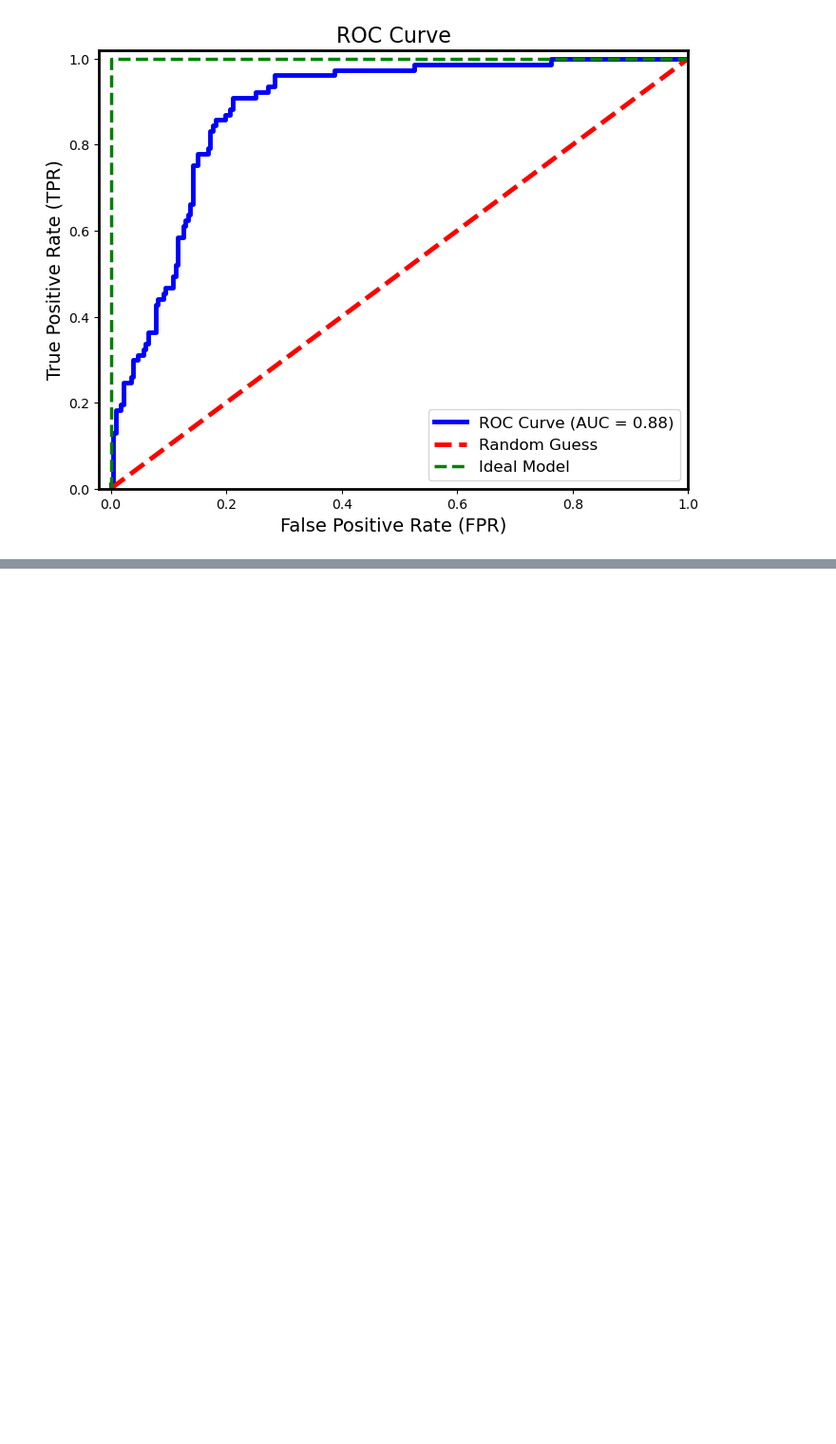
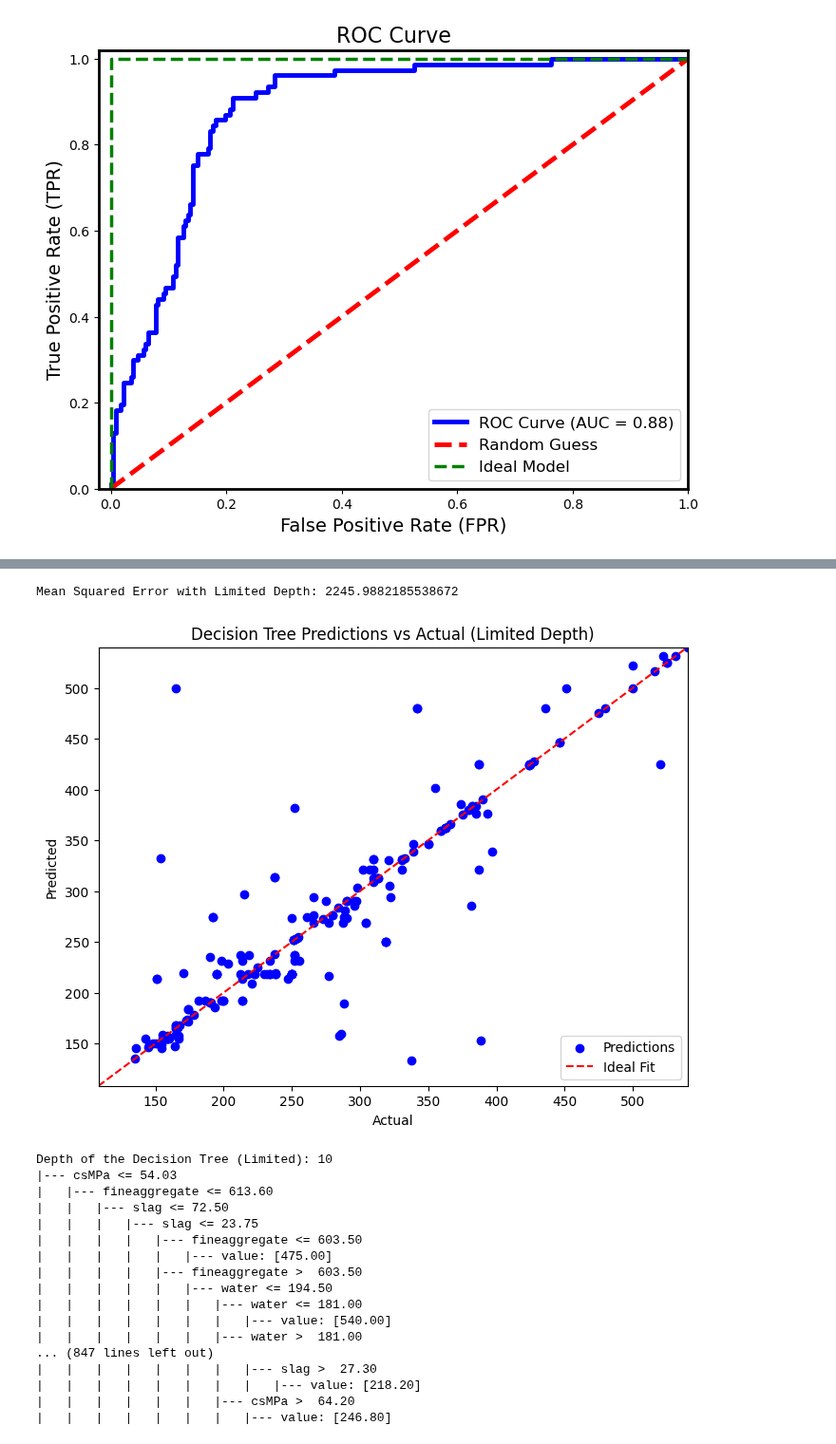
Before and after one commit to Wanwan-Laang/MSE598, a Jupyter notebook: Week10.ipynb, the cells around one changed output, grey strips where cells are left out. Shown at 95% size. Drawn from its saved outputs; the diff is of its cells as text; code cells hidden in the pictures; blank space fills up the shorter version.

```diff
--- a/Week10.ipynb
+++ b/Week10.ipynb
@@ -167 +192,49 @@ df = pd.read_csv('https://github.com/maajdl/Yeh-concrete-data-sklearn/raw/master
+# %%
+# Initialize and train the Decision Tree Regressor with limited depth
+dt_regressor_limited = DecisionTreeRegressor(max_depth=10, random_state=123456789)
+dt_regressor_limited.fit(X_train, y_train)
+
+# Make predictions
+y_pred_limited = dt_regressor_limited.predict(X_test)
+
+# Evaluate the model
+mse_limited = mean_squared_error(y_test, y_pred_limited)
+print("Mean Squared Error with Limited Depth:", mse_limited)
+
+# Plot predictions vs actual values
+plt.figure(figsize=(8, 6))
+plt.scatter(y_test, y_pred_limited, color='blue', label='Predictions')
+plt.plot([y_test.min(), y_test.max()], [y_test.min(), y_test.max()], color='red', linestyle='--', label='Ideal Fit')
+plt.xlabel('Actual')
+plt.ylabel('Predicted')
+plt.xlim(y_test.min(), y_test.max())
+plt.ylim(y_test.min(), y_test.max())
+plt.title('Decision Tree Predictions vs Actual (Limited Depth)')
+plt.legend()
+plt.show()
+
+tree_depth_limited = dt_regressor_limited.get_depth()
+print("Depth of the Decision Tree (Limited):", tree_depth_limited)
+tree_rules = export_text(dt_regressor, feature_names=list(X.columns))
+print(tree_rules)
+# %% [output]
+Mean Squared Error with Limited Depth: 2245.9882185538672
+[figure, added]
+Depth of the Decision Tree (Limited): 10
+|--- csMPa <= 54.03
+|   |--- fineaggregate <= 613.60
+|   |   |--- slag <= 72.50
+|   |   |   |--- slag <= 23.75
+|   |   |   |   |--- fineaggregate <= 603.50
+|   |   |   |   |   |--- value: [475.00]
+|   |   |   |   |--- fineaggregate >  603.50
+|   |   |   |   |   |--- water <= 194.50
+|   |   |   |   |   |   |--- water <= 181.00
+|   |   |   |   |   |   |   |--- value: [540.00]
+|   |   |   |   |   |   |--- water >  181.00
+... (847 lines left out)
+|   |   |   |   |   |   |   |--- slag >  27.30
+|   |   |   |   |   |   |   |   |--- value: [218.20]
+|   |   |   |   |   |   |--- csMPa >  64.20
+|   |   |   |   |   |   |   |--- value: [246.80]
 # %%
```
Also changed, not shown: parts of 6 cells of this notebook.
